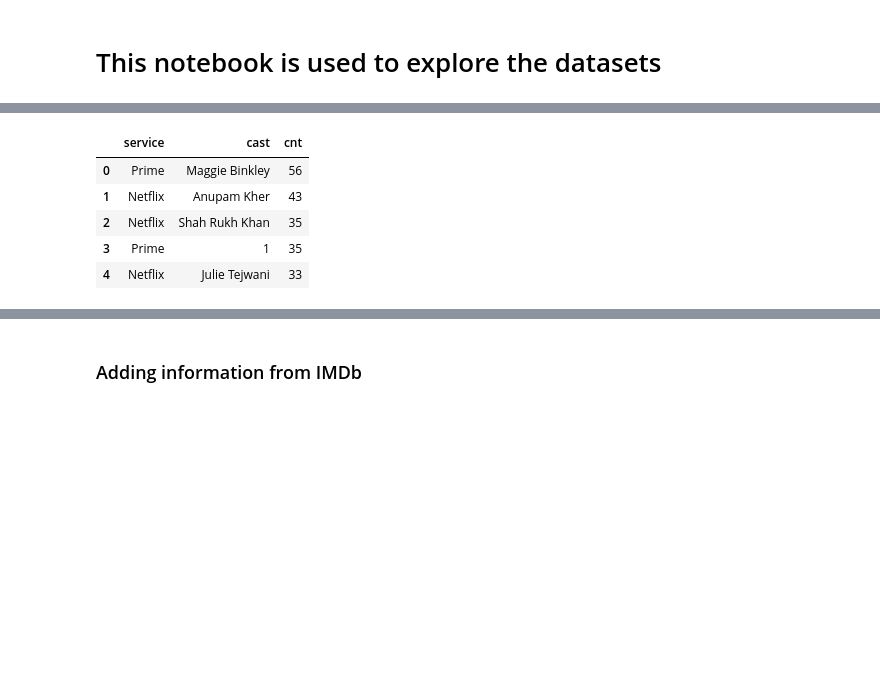
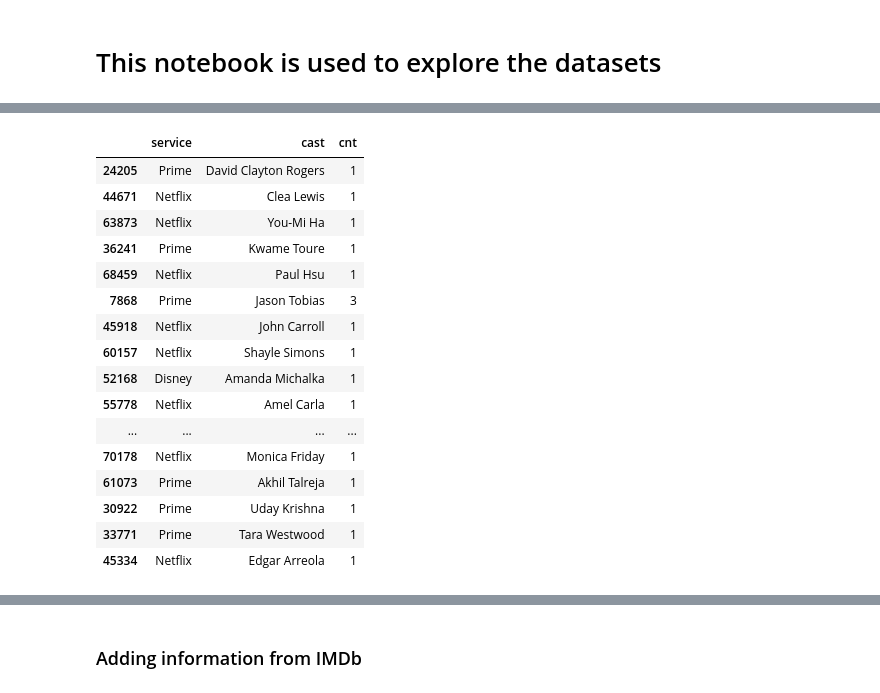
Before and after one commit to LobsterChampagne/datavis-project-2022-data-wizards, a Jupyter notebook: Explore.ipynb, the cells around one changed output, grey strips where cells are left out. Drawn from its saved outputs; the diff is of its cells as text; code cells hidden in the pictures; blank space fills up the shorter version.

```diff
--- a/Explore.ipynb
+++ b/Explore.ipynb
@@ -198,20 +128,33 @@ all_streams.sample(10)
 # %%
 cast = all_streams[["level_0","cast"]]
 cast=cast.rename(columns={"level_0":"service"})
 cast["cast"] = cast["cast"].str.split(",")
 cast = cast.explode("cast")
 cast["cast"] = cast["cast"].str.strip()
 cnt = cast.value_counts().reset_index()
 cnt = cnt.rename(columns={0:"cnt"})
+cnt = pd.concat([cnt,imdb_cast_hulu_count],ignore_index=True)
+cnt = cnt.sort_values("cnt",ascending=False)
 cnt.to_csv("Data/cast_per_platform.csv")
-cnt.head(5)
+cnt.sample(40)
 # %% [output]
 |  | service | cast | cnt |
-| 0 | Prime | Maggie Binkley | 56 |
-| 1 | Netflix | Anupam Kher | 43 |
-| 2 | Netflix | Shah Rukh Khan | 35 |
-| 3 | Prime | 1 | 35 |
-| 4 | Netflix | Julie Tejwani | 33 |
+| 24205 | Prime | David Clayton Rogers | 1 |
+| 44671 | Netflix | Clea Lewis | 1 |
+| 63873 | Netflix | You-Mi Ha | 1 |
+| 36241 | Prime | Kwame Toure | 1 |
+| 68459 | Netflix | Paul Hsu | 1 |
+| 7868 | Prime | Jason Tobias | 3 |
+| 45918 | Netflix | John Carroll | 1 |
+| 60157 | Netflix | Shayle Simons | 1 |
+| 52168 | Disney | Amanda Michalka | 1 |
+| 55778 | Netflix | Amel Carla | 1 |
+| ... | ... | ... | ... |
+| 70178 | Netflix | Monica Friday | 1 |
+| 61073 | Prime | Akhil Talreja | 1 |
+| 30922 | Prime | Uday Krishna | 1 |
+| 33771 | Prime | Tara Westwood | 1 |
+| 45334 | Netflix | Edgar Arreola | 1 |
 # %%
 df = all_streams["level_0"] + " - " + all_streams["type"]
 print(df)
```
Also changed, not shown: parts of 37 cells of this notebook, 7 other files.
